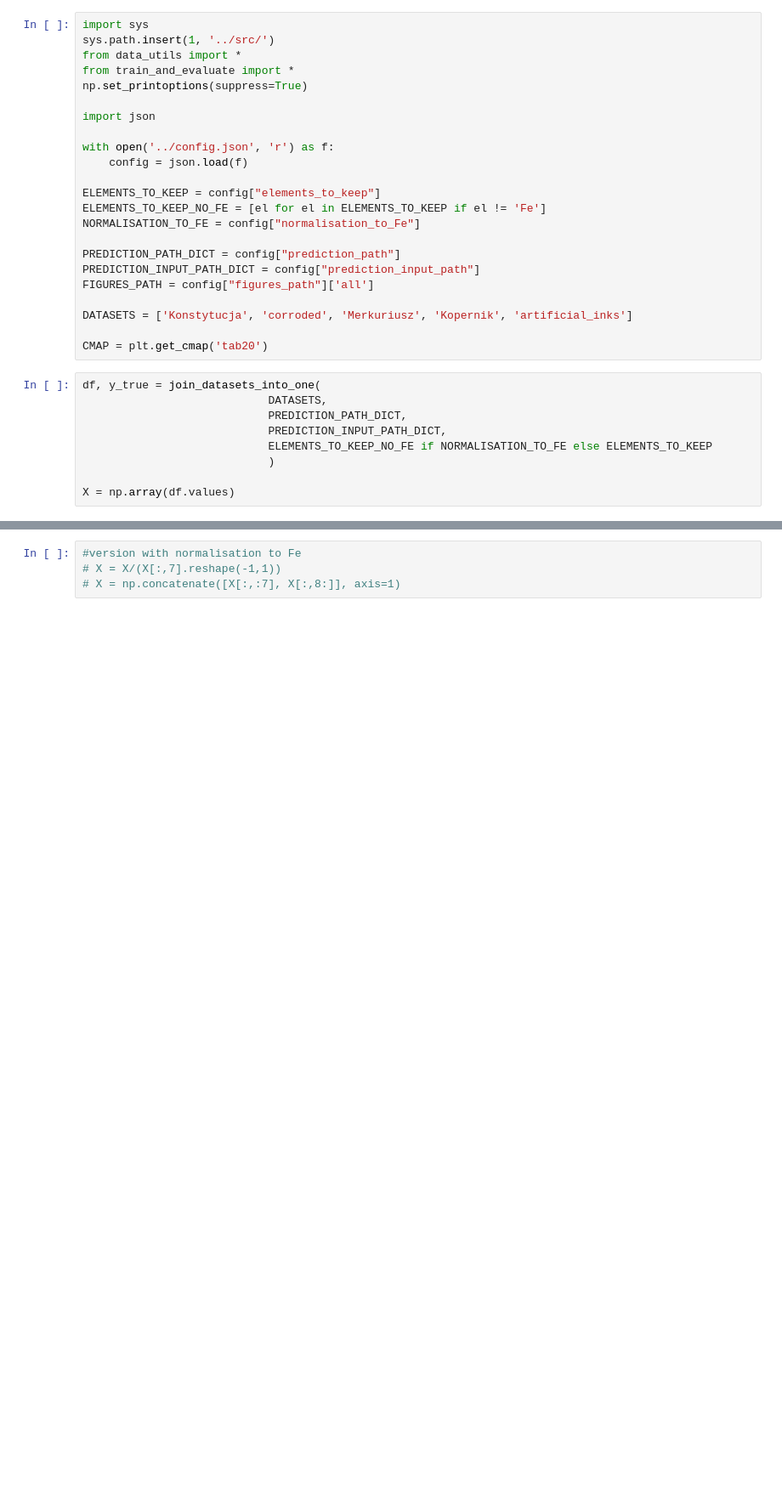
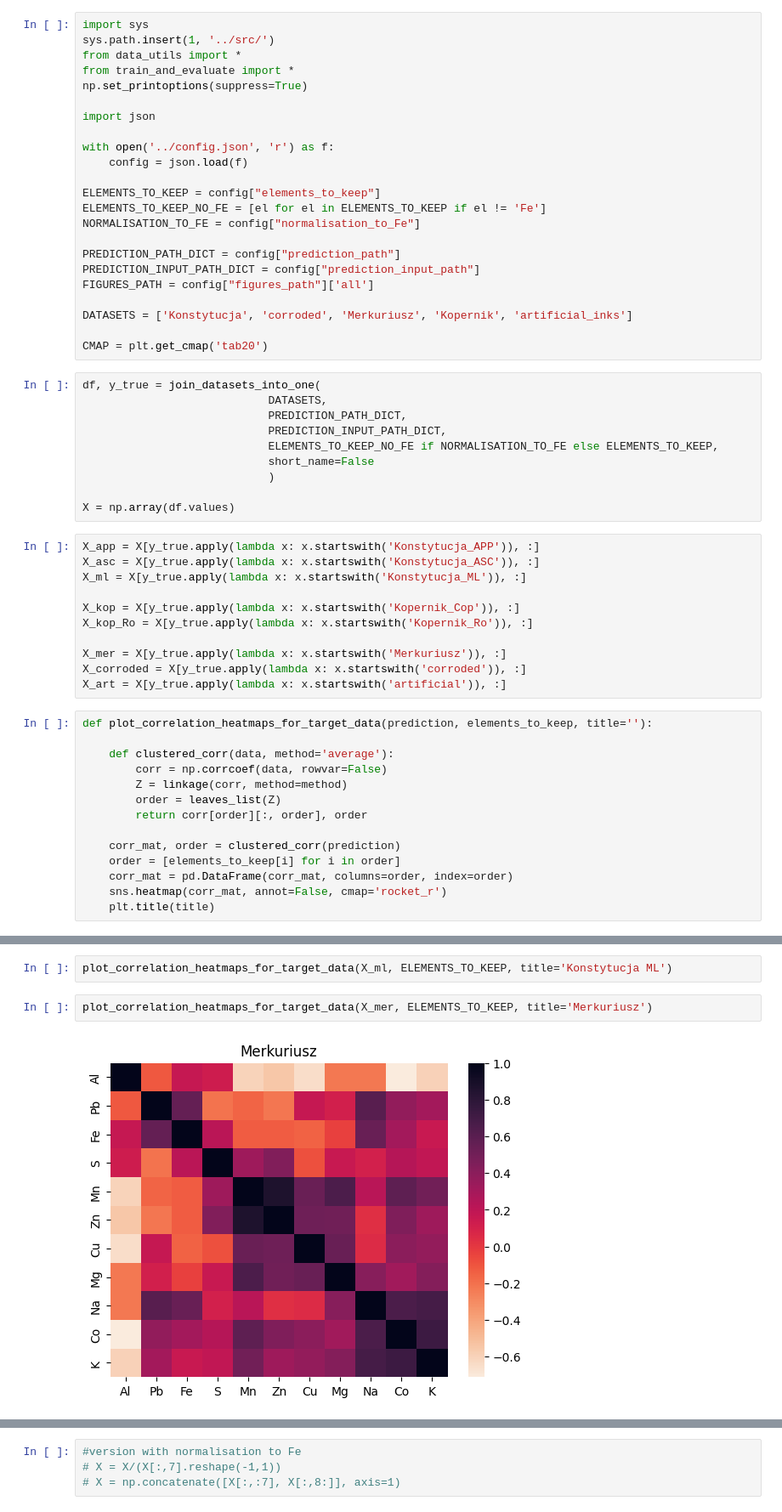
Before and after one commit to BDomzal/inks, a Jupyter notebook: analysis/interpretation_of_results.ipynb, the cells around one changed output, grey strips where cells are left out. Shown at 85% size. Saved outputs shown, nothing was run; the diff lists cells and outputs as text; blank space fills up the shorter version.

Commit message:
Created heatmaps with correlations (split for target datasets)

```diff
--- a/analysis/interpretation_of_results.ipynb
+++ b/analysis/interpretation_of_results.ipynb
@@ -26,7 +26,33 @@ df, y_true = join_datasets_into_one(
                             DATASETS,
                             PREDICTION_PATH_DICT,
                             PREDICTION_INPUT_PATH_DICT,
-                            ELEMENTS_TO_KEEP_NO_FE if NORMALISATION_TO_FE else ELEMENTS_TO_KEEP
+                            ELEMENTS_TO_KEEP_NO_FE if NORMALISATION_TO_FE else ELEMENTS_TO_KEEP,
+                            short_name=False
                             )
 
 X = np.array(df.values)
+# %%
+X_app = X[y_true.apply(lambda x: x.startswith('Konstytucja_APP')), :]
+X_asc = X[y_true.apply(lambda x: x.startswith('Konstytucja_ASC')), :]
+X_ml = X[y_true.apply(lambda x: x.startswith('Konstytucja_ML')), :]
+
+X_kop = X[y_true.apply(lambda x: x.startswith('Kopernik_Cop')), :]
+X_kop_Ro = X[y_true.apply(lambda x: x.startswith('Kopernik_Ro')), :]
+
+X_mer = X[y_true.apply(lambda x: x.startswith('Merkuriusz')), :]
+X_corroded = X[y_true.apply(lambda x: x.startswith('corroded')), :]
+X_art = X[y_true.apply(lambda x: x.startswith('artificial')), :]
+# %%
+def plot_correlation_heatmaps_for_target_data(prediction, elements_to_keep, title=''):
+
+    def clustered_corr(data, method='average'):
+        corr = np.corrcoef(data, rowvar=False)
+        Z = linkage(corr, method=method)
+        order = leaves_list(Z)
+        return corr[order][:, order], order
+
+    corr_mat, order = clustered_corr(prediction)
+    order = [elements_to_keep[i] for i in order]
+    corr_mat = pd.DataFrame(corr_mat, columns=order, index=order)
+    sns.heatmap(corr_mat, annot=False, cmap='rocket_r')
+    plt.title(title)
@@ -32,0 +63,6 @@ X = np.array(df.values)
+# %%
+plot_correlation_heatmaps_for_target_data(X_ml, ELEMENTS_TO_KEEP, title='Konstytucja ML')
+# %%
+plot_correlation_heatmaps_for_target_data(X_mer, ELEMENTS_TO_KEEP, title='Merkuriusz')
+# %% [output]
+[figure, added]
```
Also changed, not shown: parts of 7 cells of this notebook.
